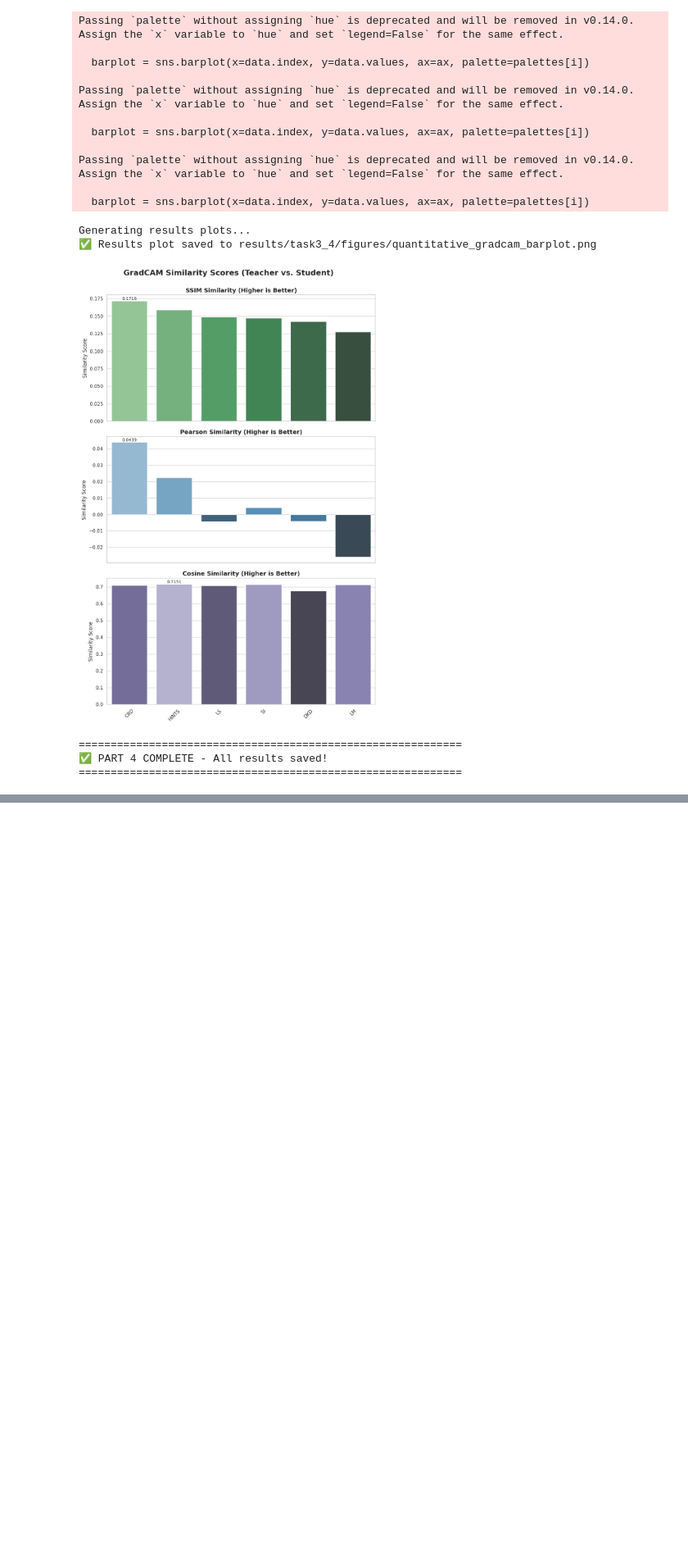
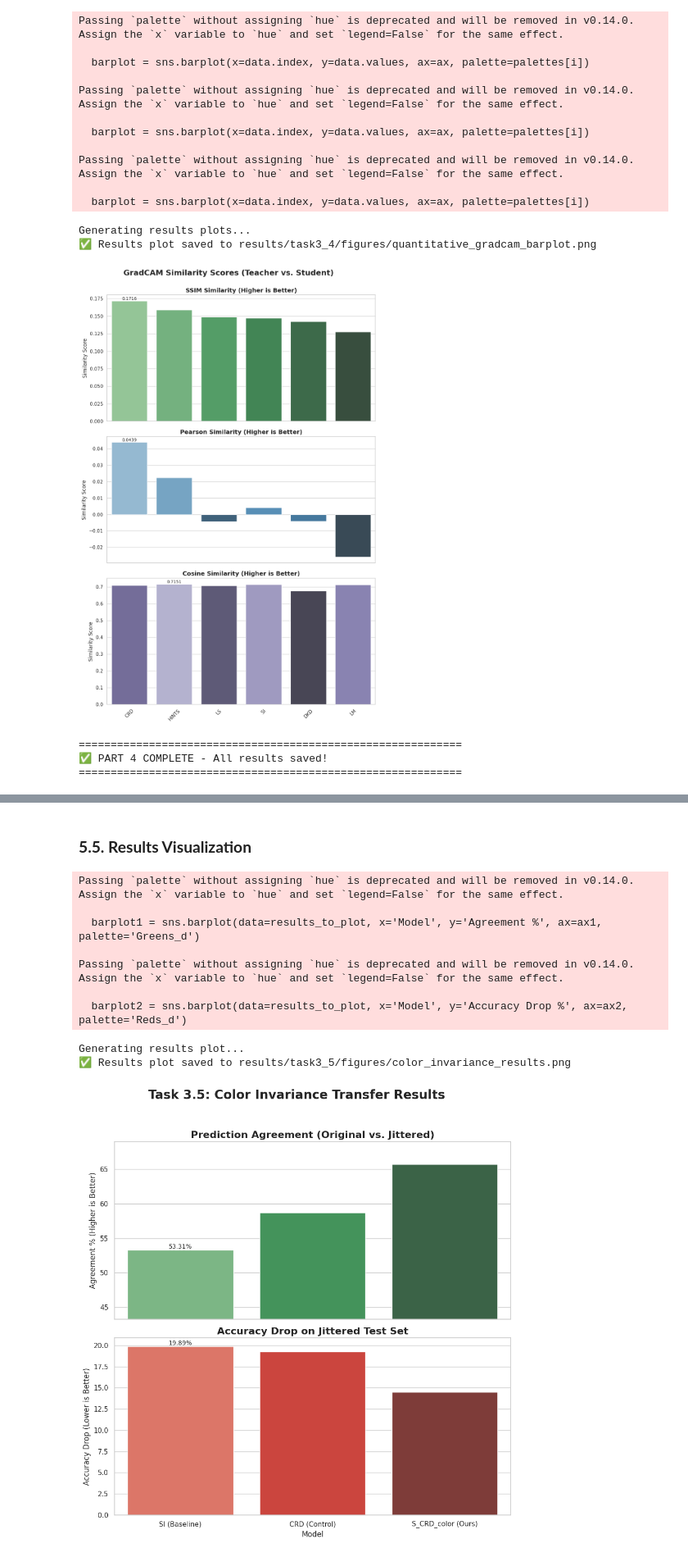
Before and after one commit to ibrahim-murtaza/ATML_PA3, a Jupyter notebook: Knowledge_Distillation/main.ipynb, the cells around one changed output, grey strips where cells are left out. Shown at 82% size. Saved outputs shown, nothing was run; the diff lists cells and outputs as text; code cells hidden in the pictures; blank space fills up the shorter version.

```diff
--- a/Knowledge_Distillation/main.ipynb
+++ b/Knowledge_Distillation/main.ipynb
@@ -3094,0 +3485,48 @@ Generating results plots...
+# %% [markdown]
+### **5.5. Results Visualization**
+# %%
+# ============================================
+# 📊 Plot Results
+# ============================================
+print("Generating results plot...")
+
+if 'results_df' in globals() and not results_df.empty:
+    results_to_plot = results_df.reset_index()
+
+    fig, (ax1, ax2) = plt.subplots(2, 1, figsize=(10, 10), sharex=True)
+    sns.set_theme(style="whitegrid")
+
+    # Plot 1: Prediction Agreement (Higher is better)
+    barplot1 = sns.barplot(data=results_to_plot, x='Model', y='Agreement %', ax=ax1, palette='Greens_d')
+    ax1.set_title('Prediction Agreement (Original vs. Jittered)', fontsize=16, fontweight='bold')
+    ax1.set_ylabel('Agreement % (Higher is Better)', fontsize=12)
+    ax1.bar_label(barplot1.containers[0], fmt='%.2f%%', fontsize=10)
+    ax1.set_ylim(bottom=max(0, results_to_plot['Agreement %'].min() - 10))
+
+    # Plot 2: Accuracy Drop (Lower is better)
+    barplot2 = sns.barplot(data=results_to_plot, x='Model', y='Accuracy Drop %', ax=ax2, palette='Reds_d')
+    ax2.set_title('Accuracy Drop on Jittered Test Set', fontsize=16, fontweight='bold')
+    ax2.set_ylabel('Accuracy Drop (Lower is Better)', fontsize=12)
+    ax2.bar_label(barplot2.containers[0], fmt='%.2f%%', fontsize=10)
+    ax2.set_xlabel('Model', fontsize=12)
+
+    plt.suptitle('Task 3.5: Color Invariance Transfer Results', fontsize=20, fontweight='bold', y=1.03)
+    plt.tight_layout()
+
+    plot_save_path = FIGURE_DIR_P5 / 'color_invariance_results.png'
+    plt.savefig(plot_save_path, dpi=300, bbox_inches='tight')
+    print(f"✅ Results plot saved to {plot_save_path}")
+    plt.show()
+else:
+    print("No results to plot. 'results_df' not found or is empty.")
+# %% [output]
+Passing `palette` without assigning `hue` is deprecated and will be removed in v0.14.0. Assign the `x` variable to `hue` and set `legend=False` for the same effect.
+
+  barplot1 = sns.barplot(data=results_to_plot, x='Model', y='Agreement %', ax=ax1, palette='Greens_d')
+
+Passing `palette` without assigning `hue` is deprecated and will be removed in v0.14.0. Assign the `x` variable to `hue` and set `legend=False` for the same effect.
+
+  barplot2 = sns.barplot(data=results_to_plot, x='Model', y='Accuracy Drop %', ax=ax2, palette='Reds_d')
+Generating results plot...
+✅ Results plot saved to results/task3_5/figures/color_invariance_results.png
+[figure, added]
```
Also changed, not shown: parts of 17 cells of this notebook, 7 other files.
